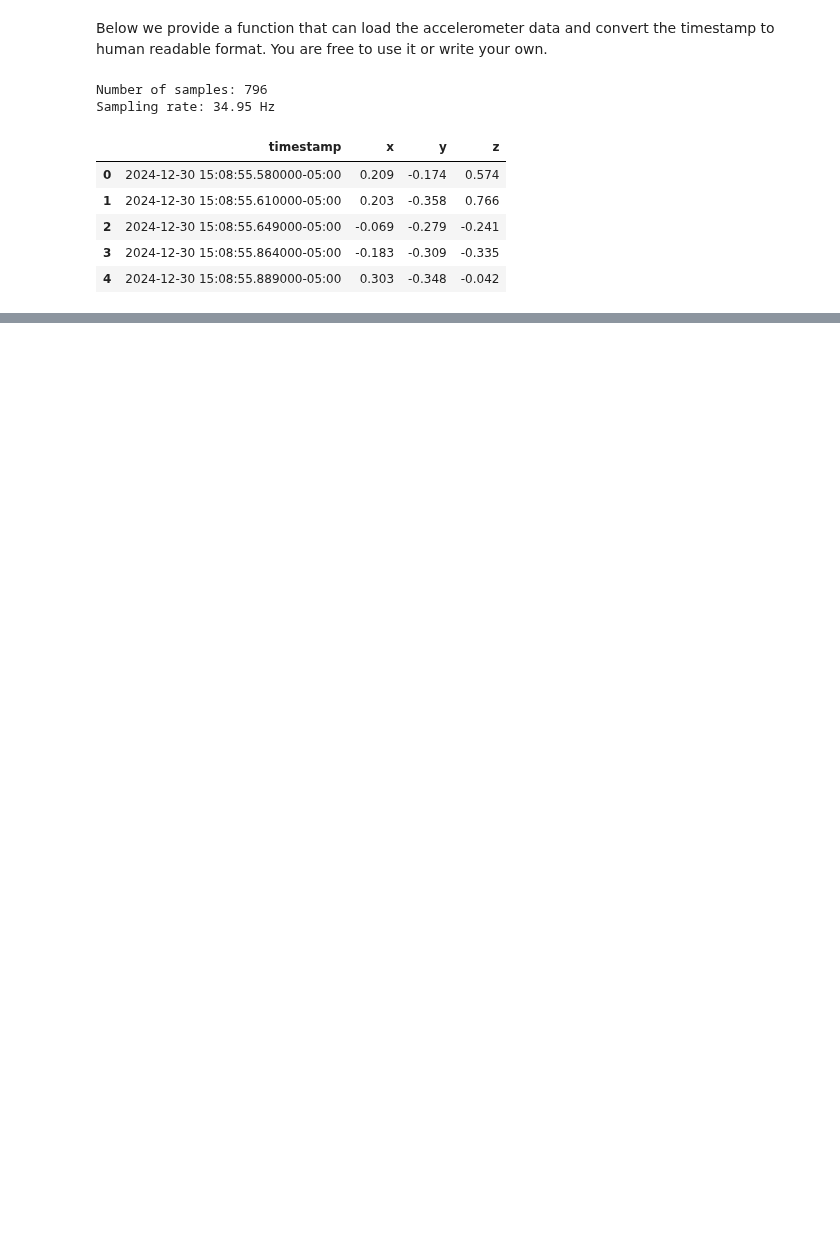
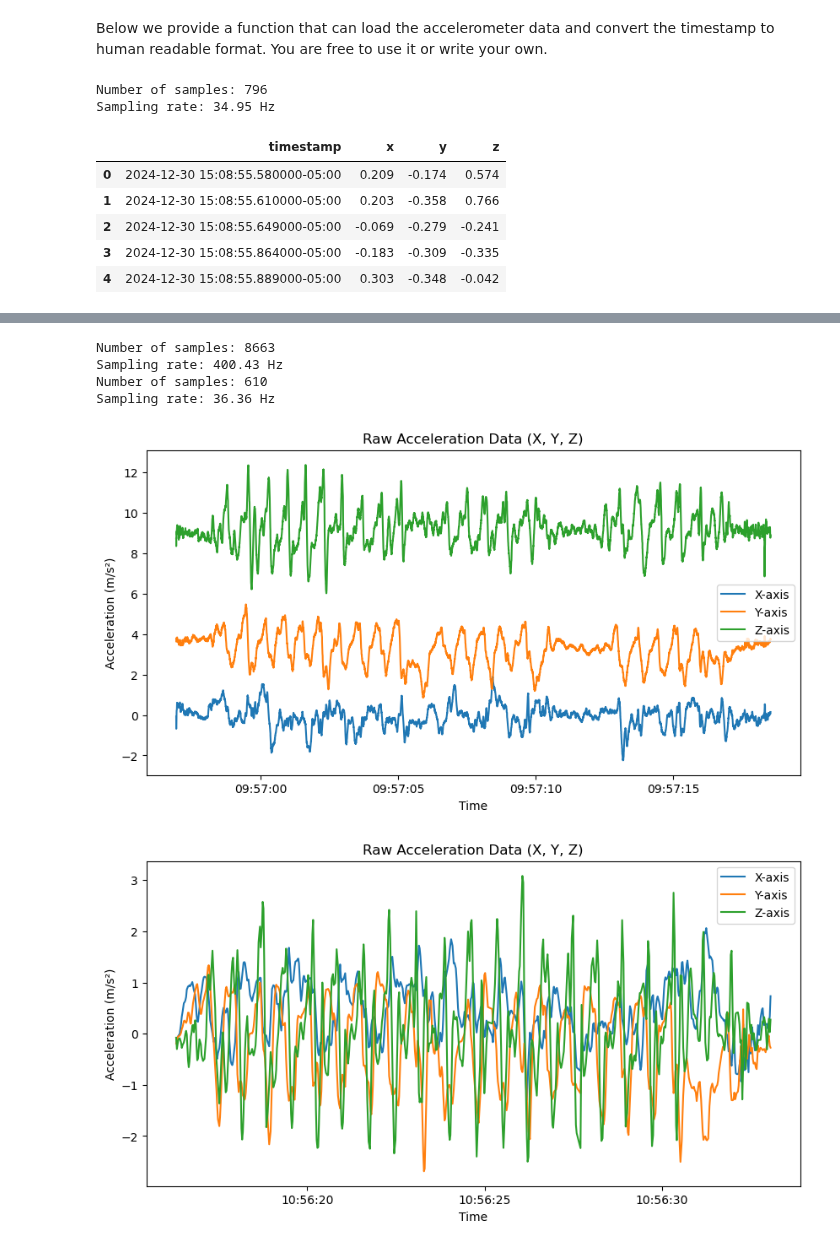
Before and after one commit to brandonyeu/Lab-2-Starter, a Jupyter notebook: Part 1/step-counting-algorithm-starter/step counting starter.ipynb, the cells around one changed output, grey strips where cells are left out. Saved outputs shown, nothing was run; the diff lists cells and outputs as text; code cells hidden in the pictures; blank space fills up the shorter version.

```diff
--- a/Part 1/step-counting-algorithm-starter/step counting starter.ipynb
+++ b/Part 1/step-counting-algorithm-starter/step counting starter.ipynb
@@ -93,3 +93,30 @@ For this task, you need to do the following:
     2. Why do you think the raw accelerometer data reading look different, given that they were collected under very similar conditions?
 
 <img src="figures/raw_acceleration_data.png" width=800>
+# %%
+def plot_raw_acceleration(data, title="Raw Acceleration Data"):
+    plt.figure(figsize=(10, 5))
+    plt.plot(data['timestamp'], data['x'], label='X-axis')
+    plt.plot(data['timestamp'], data['y'], label='Y-axis')
+    plt.plot(data['timestamp'], data['z'], label='Z-axis')
+    plt.xlabel("Time")
+    plt.ylabel("Acceleration (m/s²)")
+    plt.title(title)
+    plt.legend()
+    plt.show()
+
+d1 = "data/D1_lefthand_normal_20steps.csv"
+d3 = "data/D3_righthand_normal_20steps_linearaccelerometer.csv"
+
+data1, _ = load_accelerometer_data(d1)
+data3, _ = load_accelerometer_data(d3)
+
+plot_raw_acceleration(data1, title="Raw Acceleration Data (X, Y, Z)")
+plot_raw_acceleration(data3, title="Raw Acceleration Data (X, Y, Z)")
+# %% [output]
+Number of samples: 8663
+Sampling rate: 400.43 Hz
+Number of samples: 610
+Sampling rate: 36.36 Hz
+[figure, added]
+[figure, added]
```
Also changed, not shown: parts of 3 cells of this notebook.
